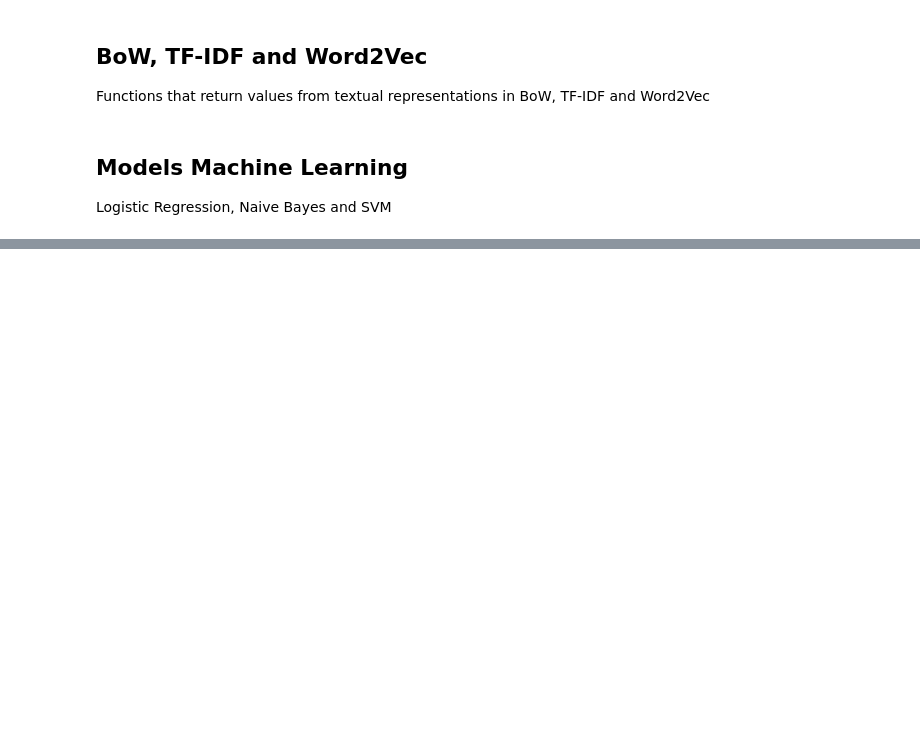
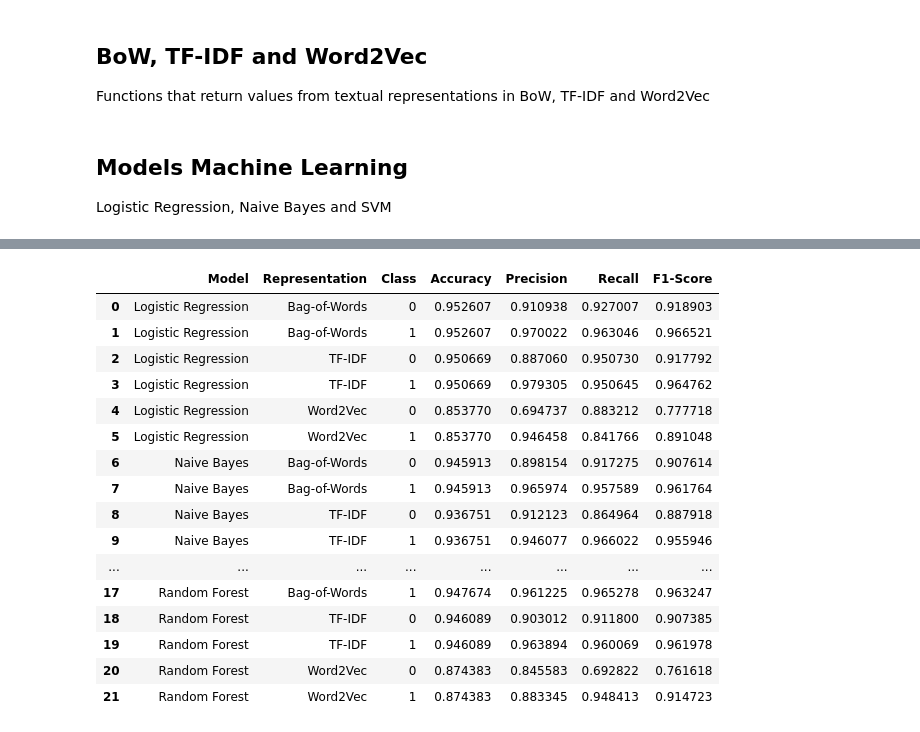
Before and after one commit to silviosmf/tutorial_sa_python, a Jupyter notebook: models_ml.ipynb, the cells around one changed output, grey strips where cells are left out. Drawn from its saved outputs; the diff is of its cells as text; code cells hidden in the pictures; blank space fills up the shorter version.

Commit message:
update models_ml

```diff
--- a/models_ml.ipynb
+++ b/models_ml.ipynb
@@ -61,14 +61,10 @@ def word2vec_representation(df, model_path):
 ## Models Machine Learning
 Logistic Regression, Naive Bayes and SVM
 # %%
-def train_and_evaluate(model, X_train, X_test, y_train, y_test, model_name, representation_name):
-    model.fit(X_train, y_train)
-    y_pred = model.predict(X_test)
-    accuracy = accuracy_score(y_test, y_pred)
-    report = classification_report(y_test, y_pred)
-    print(f"Modelo: {model_name} - Representação: {representation_name}\nAcurácia: {accuracy}\nRelatório de Classificação:\n{report}\n")
+import pandas as pd
+from sklearn.metrics import accuracy_score, classification_report
 
-# Modelos a serem usados
+# Models
 models = {
     'Logistic Regression': LogisticRegression(class_weight='balanced'),
     'Naive Bayes': MultinomialNB(),
@@ -76,17 +72,58 @@ models = {
     'Random Forest': RandomForestClassifier(class_weight='balanced')
 }
 
+def train_and_evaluate(model, X_train, X_test, y_train, y_test, model_name, representation_name):
+    model.fit(X_train, y_train)
+    y_pred = model.predict(X_test)
+    accuracy = accuracy_score(y_test, y_pred)
+    report_dict = classification_report(y_test, y_pred, output_dict=True)
+    print(f"Model: {model_name} - Representation: {representation_name}\nAccuracy: {accuracy}\nClassification Report:\n{report_dict}\n")
+
+    # Creating metric rows for each class
+    metrics_0 = {
+        'Model': model_name,
+        'Representation': representation_name,
+        'Class': 0,
+        'Accuracy': accuracy,
+        'Precision': report_dict['0']['precision'],
+        'Recall': report_dict['0']['recall'],
+        'F1-Score': report_dict['0']['f1-score']
+    }
+
+    metrics_1 = {
+        'Model': model_name,
+        'Representation': representation_name,
+        'Class': 1,
+        'Accuracy': accuracy,
+        'Precision': report_dict['1']['precision'],
+        'Recall': report_dict['1']['recall'],
+        'F1-Score': report_dict['1']['f1-score']
+    }
+
+    return metrics_0, metrics_1
+
+# List to store the results
+results = []
+
 for model_name, model in models.items():
-    # Bag-of-Words
+    # Repeat for each representation like Bag-of-Words, TF-IDF, Word2Vec
+    # Example for Bag-of-Words
     X_train, X_test, y_train, y_test = bow_representation(df_reviews)
-    train_and_evaluate(model, X_train, X_test, y_train, y_test, model_name, "Bag-of-Words")
+    result_0, result_1 = train_and_evaluate(model, X_train, X_test, y_train, y_test, model_name, "Bag-of-Words")
+    results.extend([result_0, result_1])
 
     # TF-IDF
     X_train, X_test, y_train, y_test = tfidf_representation(df_reviews)
-    train_and_evaluate(model, X_train, X_test, y_train, y_test, model_name, "TF-IDF")
+    result_0, result_1 = train_and_evaluate(model, X_train, X_test, y_train, y_test, model_name, "TF-IDF")
+    results.extend([result_0, result_1])
 
-    # Word2Vec (excluindo Naive Bayes)
+    # Word2Vec (excluding Naive Bayes)
     if model_name != 'Naive Bayes':
         X_train, X_test, y_train, y_test = word2vec_representation(df_reviews, './data/cbow_s50.txt')
-        train_and_evaluate(model, X_train, X_test, y_train, y_test, model_name, "Word2Vec")
+        result_0, result_1 = train_and_evaluate(model, X_train, X_test, y_train, y_test, model_name, "Word2Vec")
+        results.extend([result_0, result_1])
+
+# Converting the list of results into a DataFrame
+results_df = pd.DataFrame(results)
+display(results_df)
 # %% [output]
@@ -109,0 +147,17 @@ weighted avg       0.87      0.87      0.87      5676
+|  | Model | Representation | Class | Accuracy | Precision | Recall | F1-Score |
+| 0 | Logistic Regression | Bag-of-Words | 0 | 0.952607 | 0.910938 | 0.927007 | 0.918903 |
+| 1 | Logistic Regression | Bag-of-Words | 1 | 0.952607 | 0.970022 | 0.963046 | 0.966521 |
+| 2 | Logistic Regression | TF-IDF | 0 | 0.950669 | 0.887060 | 0.950730 | 0.917792 |
+| 3 | Logistic Regression | TF-IDF | 1 | 0.950669 | 0.979305 | 0.950645 | 0.964762 |
+| 4 | Logistic Regression | Word2Vec | 0 | 0.853770 | 0.694737 | 0.883212 | 0.777718 |
+| 5 | Logistic Regression | Word2Vec | 1 | 0.853770 | 0.946458 | 0.841766 | 0.891048 |
+| 6 | Naive Bayes | Bag-of-Words | 0 | 0.945913 | 0.898154 | 0.917275 | 0.907614 |
+| 7 | Naive Bayes | Bag-of-Words | 1 | 0.945913 | 0.965974 | 0.957589 | 0.961764 |
+| 8 | Naive Bayes | TF-IDF | 0 | 0.936751 | 0.912123 | 0.864964 | 0.887918 |
+| 9 | Naive Bayes | TF-IDF | 1 | 0.936751 | 0.946077 | 0.966022 | 0.955946 |
+| ... | ... | ... | ... | ... | ... | ... | ... |
+| 17 | Random Forest | Bag-of-Words | 1 | 0.947674 | 0.961225 | 0.965278 | 0.963247 |
+| 18 | Random Forest | TF-IDF | 0 | 0.946089 | 0.903012 | 0.911800 | 0.907385 |
+| 19 | Random Forest | TF-IDF | 1 | 0.946089 | 0.963894 | 0.960069 | 0.961978 |
+| 20 | Random Forest | Word2Vec | 0 | 0.874383 | 0.845583 | 0.692822 | 0.761618 |
+| 21 | Random Forest | Word2Vec | 1 | 0.874383 | 0.883345 | 0.948413 | 0.914723 |
```
Also changed, not shown: parts of 4 cells of this notebook.
